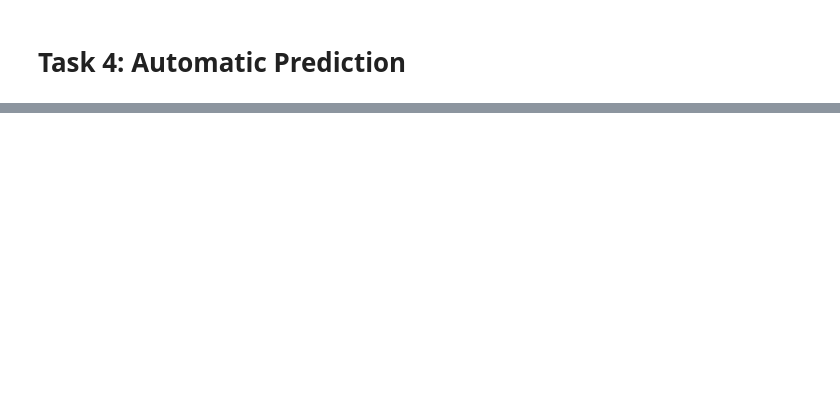
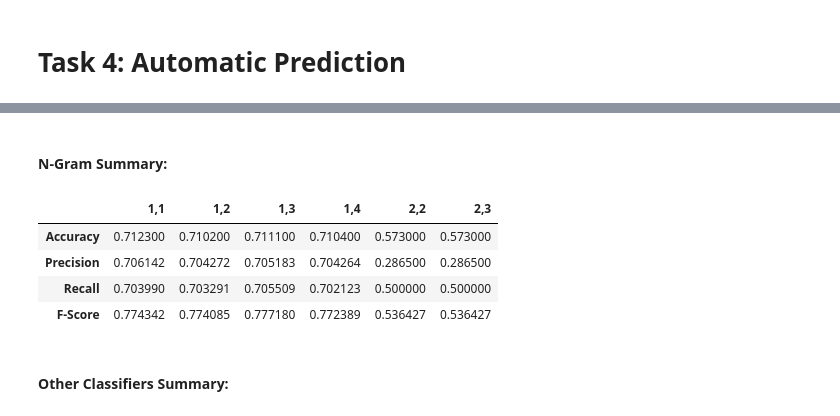
Before and after one commit to Ivpe1975/fyp2021p04g15, a Jupyter notebook: notebooks/DataAnalysis.ipynb, the cells around one changed output, grey strips where cells are left out. Cells and saved outputs as stored; diff of their text form; code cells hidden in the pictures; blank space fills up the shorter version.

```diff
--- a/notebooks/DataAnalysis.ipynb
+++ b/notebooks/DataAnalysis.ipynb
@@ -160,0 +404,33 @@ lap4.perplexity(vals)
+# %%
+loss_list=["hinge","squared_hinge","modified_huber"] # "log"
+
+precision_1 = 0
+recall_1 = 0
+fscore_1 = 0
+accuracy_1 = 0
+loss_results=[]
+for j in loss_list:
+    precision_1 = 0
+    recall_1 = 0
+    fscore_1 = 0
+    accuracy_1 = 0
+    for i in range(10):
+        X = X_train
+        Y = hatetrainlabels
+        clf = SGDClassifier(loss = j)
+        clf.fit(X, Y);
+
+        vectorizerval = CountVectorizer(vocabulary = vectorizer.vocabulary_)
+        X = vectorizerval.fit_transform(hatevalflat)
+        Y = hatevallabels
+        predicted=clf.predict(X);
+
+        results = precision_recall_fscore_support(Y,predicted,average='macro');
+        precision_1 = precision_1+ results[0]
+        recall_1 = recall_1+results[1]
+        fscore_1 = fscore_1+results[2]
+        accuracy_1 = accuracy_1+sum(hatevallabels==predicted)/len(hatevallabels)
+    teemp=[accuracy_1/10,precision_1/10,recall_1/10,fscore_1/10]
+    loss_results.append(teemp)
+
+print(loss_results)
@@ -160,0 +587,22 @@ lap4.perplexity(vals)
+# %% [markdown]
+#### N-Gram Summary:
+# %%
+ind = -1
+for i in n_gram_list:
+    ind += 1
+    new = str(i[0])+","+str(i[1])
+    n_gram_list[ind] = new
+
+n_gram_results_sum = np.array(n_gram_results).T.tolist()
+
+n_gram_results_sum = pd.DataFrame(data = n_gram_results_sum,index=["Accuracy","Precision","Recall","F-Score"])
+n_gram_results_sum.columns = n_gram_list
+n_gram_results_sum
+# %% [output]
+|  | 1,1 | 1,2 | 1,3 | 1,4 | 2,2 | 2,3 |
+| Accuracy | 0.712300 | 0.710200 | 0.711100 | 0.710400 | 0.573000 | 0.573000 |
+| Precision | 0.706142 | 0.704272 | 0.705183 | 0.704264 | 0.286500 | 0.286500 |
+| Recall | 0.703990 | 0.703291 | 0.705509 | 0.702123 | 0.500000 | 0.500000 |
+| F-Score | 0.774342 | 0.774085 | 0.777180 | 0.772389 | 0.536427 | 0.536427 |
+# %% [markdown]
+#### Other Classifiers Summary:
```
Also changed, not shown: parts of 98 cells of this notebook.
